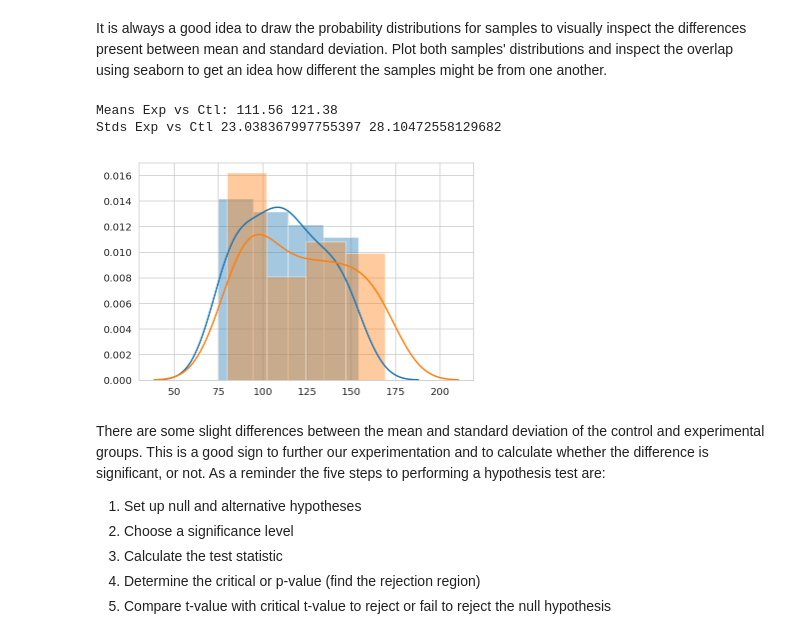
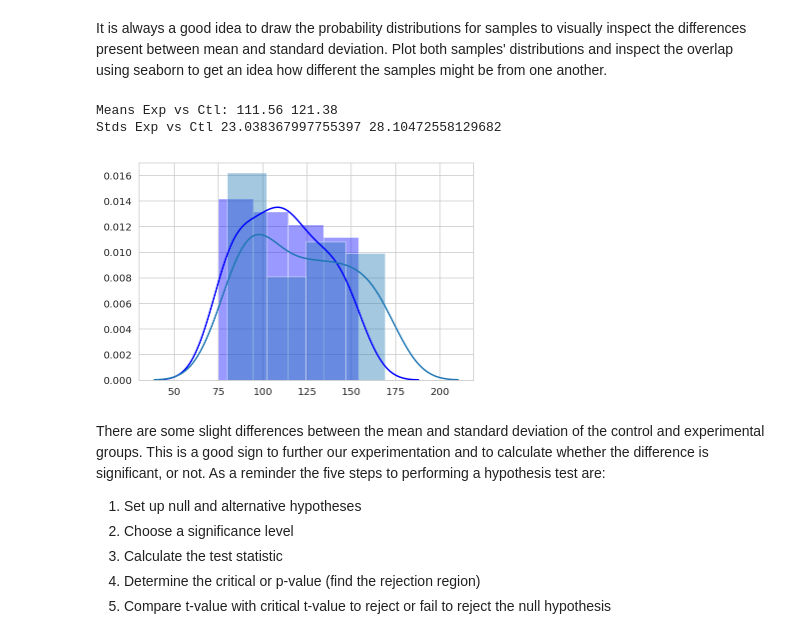
Before and after one commit to fleralle/dsc-two-sample-t-tests-lab-houston-ds-042219, a Jupyter notebook: index.ipynb, the cells around one changed output. Cells and saved outputs as stored; diff of their text form; code cells hidden in the pictures.

```diff
--- a/index.ipynb
+++ b/index.ipynb
@@ -56,15 +56,15 @@ It is always a good idea to draw the probability distributions for samples to vi
 Plot both samples' distributions and inspect the overlap using seaborn to get an idea how different the samples might be from one another.
 # %%
 # Draw a plot showing overlapping of distribution means and sds for incpection
-sns.distplot(experimental,color=)
+sns.distplot(experimental,color='blue')
 sns.distplot(control)
 
 print('Means Exp vs Ctl:', experimental.mean(), control.mean())
 print('Stds Exp vs Ctl', experimental.std(), control.std())
 # %% [output]
 Means Exp vs Ctl: 111.56 121.38
 Stds Exp vs Ctl 23.038367997755397 28.10472558129682
-[figure, old version]
+[figure, new version]
 # %% [markdown]
 There are some slight differences between the mean and standard deviation of the control and experimental groups. This is a good sign to further our experimentation and to calculate whether the difference is significant, or not. As a reminder the five steps to performing a hypothesis test are:
 
```
